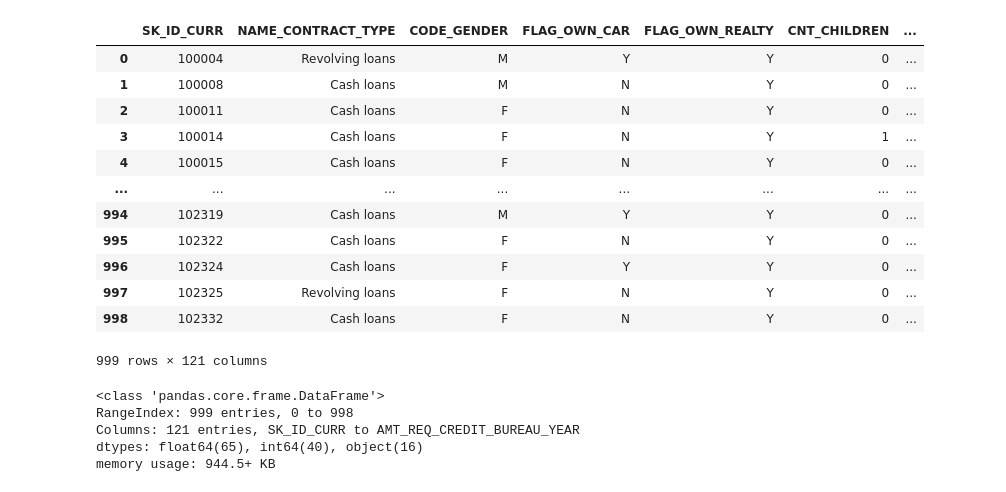
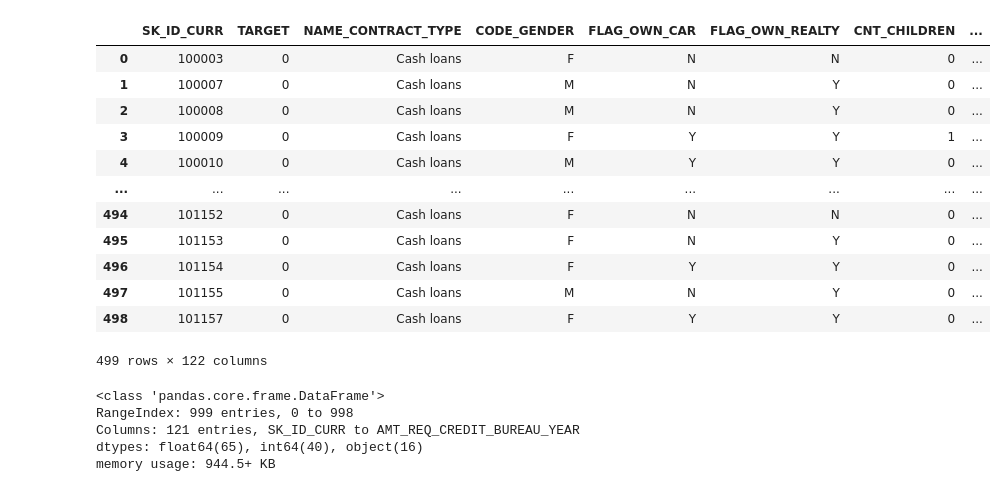
Before and after one commit to oriana1992/kaggle, a Jupyter notebook: Kaggle .ipynb, the cells around one changed output. Saved outputs shown, nothing was run; the diff lists cells and outputs as text; code cells hidden in the pictures.

```diff
--- a/Kaggle .ipynb
+++ b/Kaggle .ipynb
@@ -1,25 +1,25 @@
 # %%
 import pandas as pd
 import numpy as np
 from matplotlib import pyplot as plt
 from matplotlib.pyplot import figure
 import seaborn as sns
-df = pd.read_csv('test.csv')
+df = pd.read_csv('train.csv')
 df
 # %% [output]
-|  | SK_ID_CURR | NAME_CONTRACT_TYPE | CODE_GENDER | FLAG_OWN_CAR | FLAG_OWN_REALTY | CNT_CHILDREN | ... |
-| 0 | 100004 | Revolving loans | M | Y | Y | 0 | ... |
-| 1 | 100008 | Cash loans | M | N | Y | 0 | ... |
-| 2 | 100011 | Cash loans | F | N | Y | 0 | ... |
-| 3 | 100014 | Cash loans | F | N | Y | 1 | ... |
-| 4 | 100015 | Cash loans | F | N | Y | 0 | ... |
-| ... | ... | ... | ... | ... | ... | ... | ... |
-| 994 | 102319 | Cash loans | M | Y | Y | 0 | ... |
-| 995 | 102322 | Cash loans | F | N | Y | 0 | ... |
-| 996 | 102324 | Cash loans | F | Y | Y | 0 | ... |
-| 997 | 102325 | Revolving loans | F | N | Y | 0 | ... |
-| 998 | 102332 | Cash loans | F | N | Y | 0 | ... |
+|  | SK_ID_CURR | TARGET | NAME_CONTRACT_TYPE | CODE_GENDER | FLAG_OWN_CAR | FLAG_OWN_REALTY | CNT_CHILDREN | ... |
+| 0 | 100003 | 0 | Cash loans | F | N | N | 0 | ... |
+| 1 | 100007 | 0 | Cash loans | M | N | Y | 0 | ... |
+| 2 | 100008 | 0 | Cash loans | M | N | Y | 0 | ... |
+| 3 | 100009 | 0 | Cash loans | F | Y | Y | 1 | ... |
+| 4 | 100010 | 0 | Cash loans | M | Y | Y | 0 | ... |
+| ... | ... | ... | ... | ... | ... | ... | ... | ... |
+| 494 | 101152 | 0 | Cash loans | F | N | N | 0 | ... |
+| 495 | 101153 | 0 | Cash loans | F | N | Y | 0 | ... |
+| 496 | 101154 | 0 | Cash loans | F | Y | Y | 0 | ... |
+| 497 | 101155 | 0 | Cash loans | M | N | Y | 0 | ... |
+| 498 | 101157 | 0 | Cash loans | F | Y | Y | 0 | ... |
-999 rows × 121 columns
+499 rows × 122 columns
 # %%
 df.info()
 # %% [output]
```
Also changed, not shown: parts of 14 cells of this notebook.
